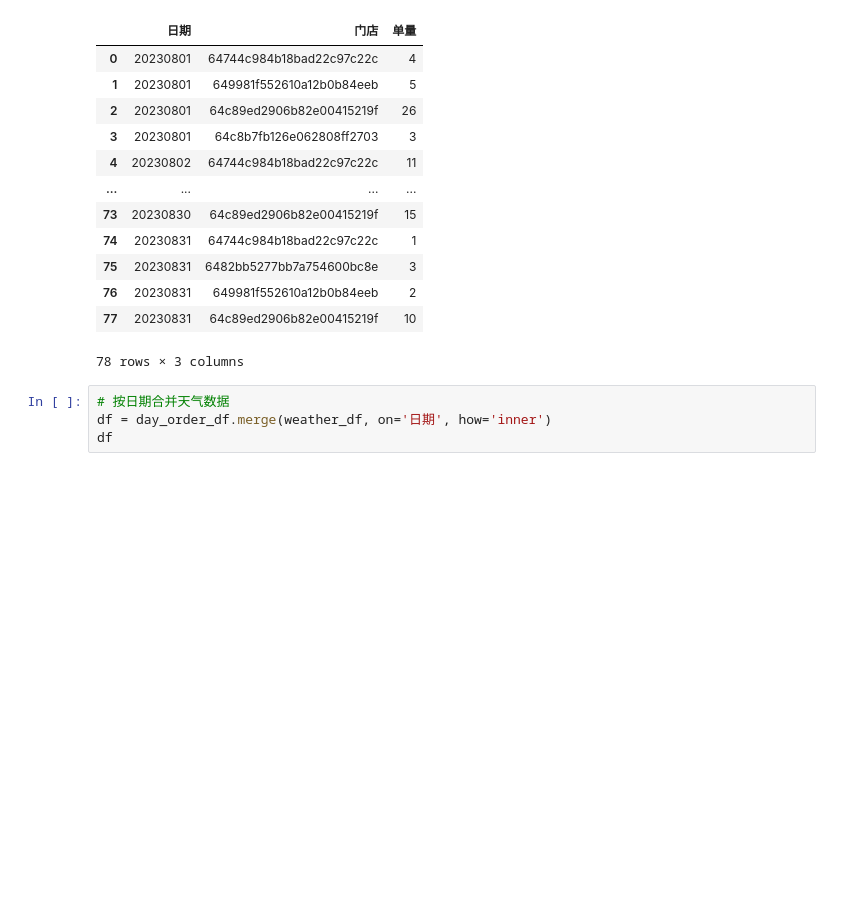
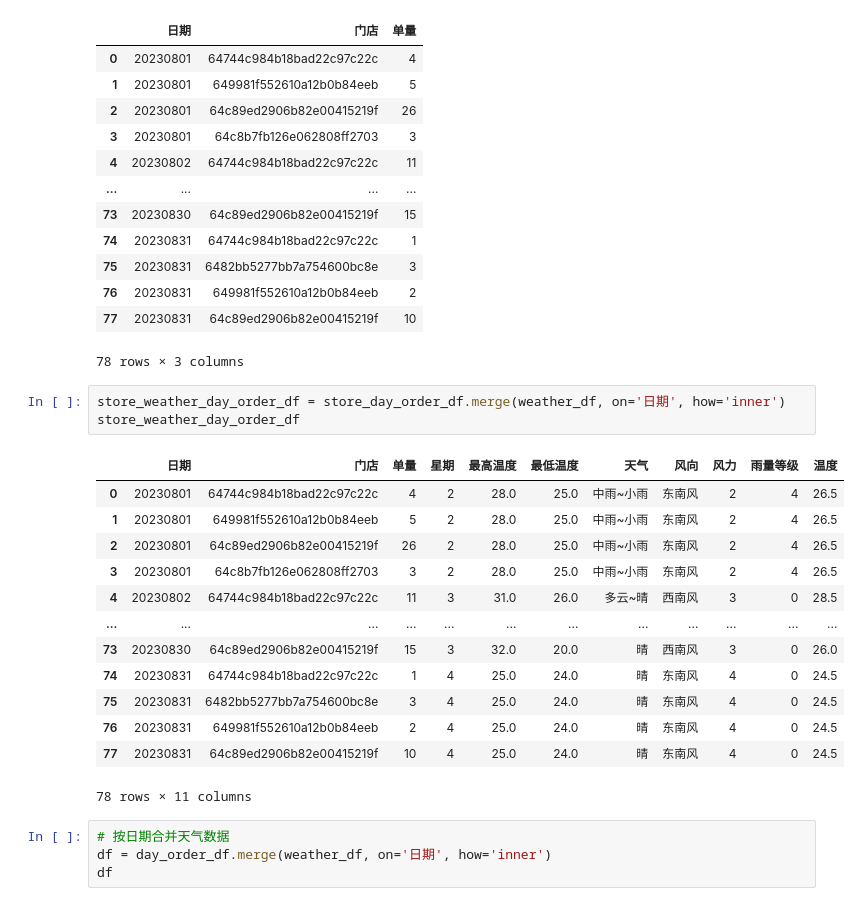
Before and after one commit to pql-eternally/algorithm, a Jupyter notebook: python/qpandas/骑手排班计划.ipynb, the cells around one changed output. Drawn from its saved outputs; the diff is of its cells as text; blank space fills up the shorter version.

```diff
--- a/python/qpandas/骑手排班计划.ipynb
+++ b/python/qpandas/骑手排班计划.ipynb
@@ -173,6 +173,23 @@ store_day_order_df
 | 76 | 20230831 | 649981f552610a12b0b84eeb | 2 |
 | 77 | 20230831 | 64c89ed2906b82e00415219f | 10 |
 78 rows × 3 columns
+# %%
+store_weather_day_order_df = store_day_order_df.merge(weather_df, on='日期', how='inner')
+store_weather_day_order_df
+# %% [output]
+|  | 日期 | 门店 | 单量 | 星期 | 最高温度 | 最低温度 | 天气 | 风向 | 风力 | 雨量等级 | 温度 |
+| 0 | 20230801 | 64744c984b18bad22c97c22c | 4 | 2 | 28.0 | 25.0 | 中雨~小雨 | 东南风 | 2 | 4 | 26.5 |
+| 1 | 20230801 | 649981f552610a12b0b84eeb | 5 | 2 | 28.0 | 25.0 | 中雨~小雨 | 东南风 | 2 | 4 | 26.5 |
+| 2 | 20230801 | 64c89ed2906b82e00415219f | 26 | 2 | 28.0 | 25.0 | 中雨~小雨 | 东南风 | 2 | 4 | 26.5 |
+| 3 | 20230801 | 64c8b7fb126e062808ff2703 | 3 | 2 | 28.0 | 25.0 | 中雨~小雨 | 东南风 | 2 | 4 | 26.5 |
+| 4 | 20230802 | 64744c984b18bad22c97c22c | 11 | 3 | 31.0 | 26.0 | 多云~晴 | 西南风 | 3 | 0 | 28.5 |
+| ... | ... | ... | ... | ... | ... | ... | ... | ... | ... | ... | ... |
+| 73 | 20230830 | 64c89ed2906b82e00415219f | 15 | 3 | 32.0 | 20.0 | 晴 | 西南风 | 3 | 0 | 26.0 |
+| 74 | 20230831 | 64744c984b18bad22c97c22c | 1 | 4 | 25.0 | 24.0 | 晴 | 东南风 | 4 | 0 | 24.5 |
+| 75 | 20230831 | 6482bb5277bb7a754600bc8e | 3 | 4 | 25.0 | 24.0 | 晴 | 东南风 | 4 | 0 | 24.5 |
+| 76 | 20230831 | 649981f552610a12b0b84eeb | 2 | 4 | 25.0 | 24.0 | 晴 | 东南风 | 4 | 0 | 24.5 |
+| 77 | 20230831 | 64c89ed2906b82e00415219f | 10 | 4 | 25.0 | 24.0 | 晴 | 东南风 | 4 | 0 | 24.5 |
+78 rows × 11 columns
 # %%
 # 按日期合并天气数据
 df = day_order_df.merge(weather_df, on='日期', how='inner')
```
Also changed, not shown: parts of 1 cell of this notebook.
